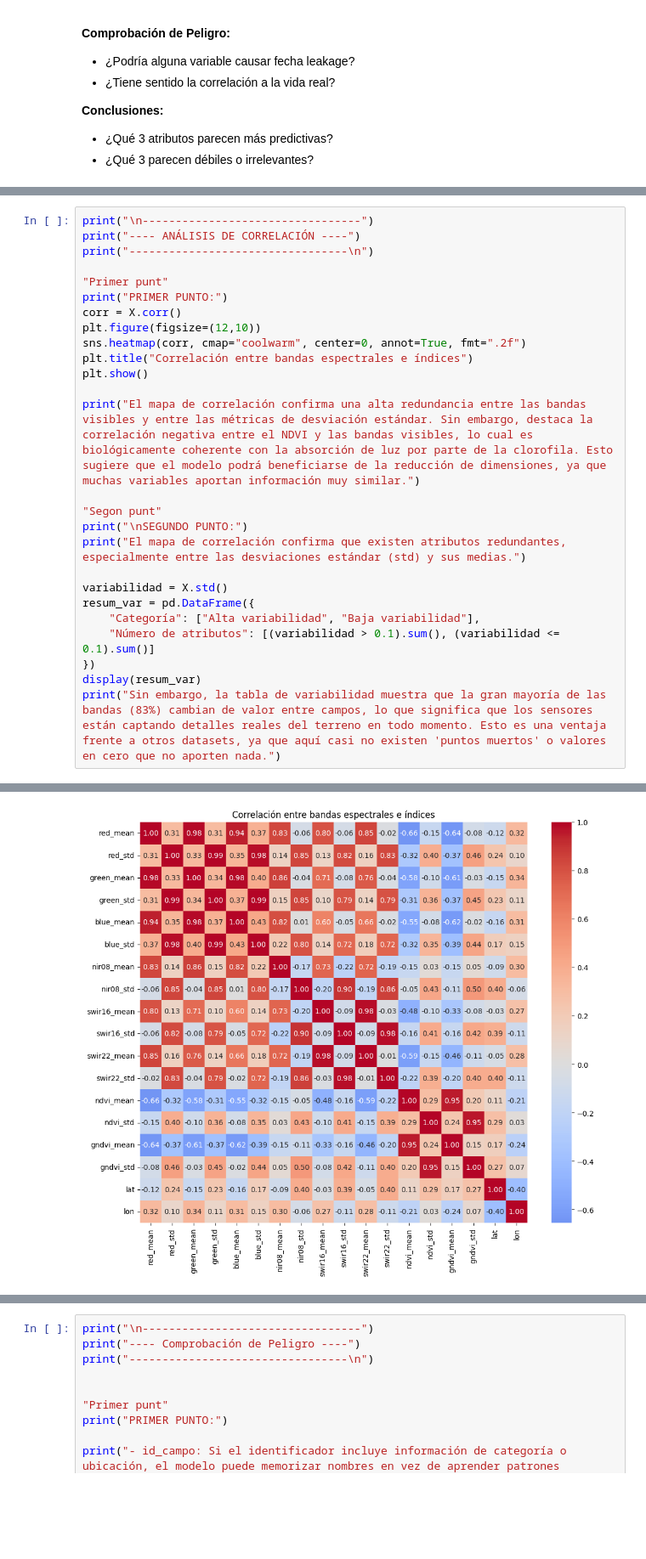
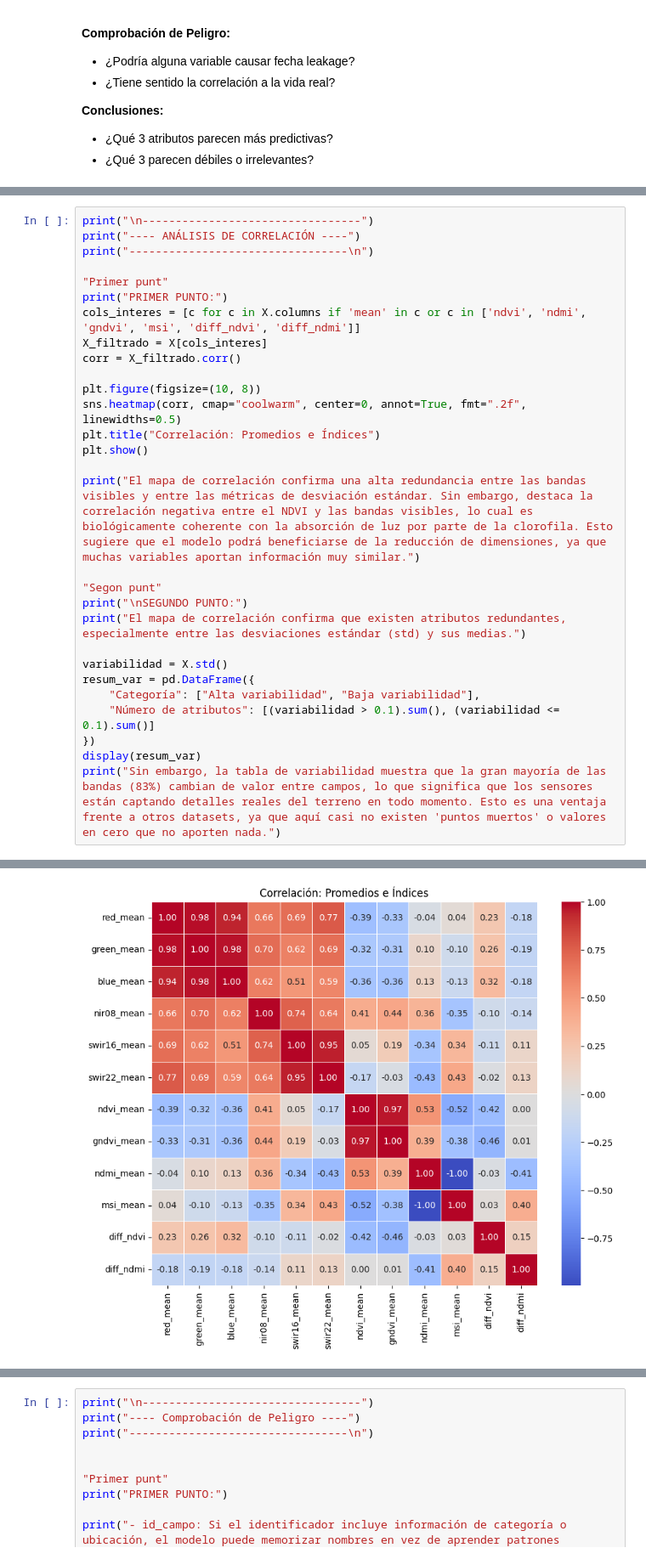
Before and after one commit to NIU1708803/Projecte_VC, a Jupyter notebook: notebooks/01_Adquisicion_y_Preprocesamiento_Satelital.ipynb, the cells around one changed output, grey strips where cells are left out. Shown at 85% size. Drawn from its saved outputs; the diff is of its cells as text; blank space fills up the shorter version.

Commit message:
Mejorando dataset y entrenamiento

```diff
--- a/notebooks/01_Adquisicion_y_Preprocesamiento_Satelital.ipynb
+++ b/notebooks/01_Adquisicion_y_Preprocesamiento_Satelital.ipynb
@@ -557,36 +704,39 @@ La fragmentación de algunas clases (como el rojo o el naranja) en varios clúst
 # %%
 print("\n---------------------------------")
 print("---- ANÁLISIS DE CORRELACIÓN ----")
 print("---------------------------------\n")
 
 "Primer punt"
 print("PRIMER PUNTO:")
-corr = X.corr()
-plt.figure(figsize=(12,10))
-sns.heatmap(corr, cmap="coolwarm", center=0, annot=True, fmt=".2f")
-plt.title("Correlación entre bandas espectrales e índices")
+cols_interes = [c for c in X.columns if 'mean' in c or c in ['ndvi', 'ndmi', 'gndvi', 'msi', 'diff_ndvi', 'diff_ndmi']]
+X_filtrado = X[cols_interes]
+corr = X_filtrado.corr()
+
+plt.figure(figsize=(10, 8))
+sns.heatmap(corr, cmap="coolwarm", center=0, annot=True, fmt=".2f", linewidths=0.5)
+plt.title("Correlación: Promedios e Índices")
 plt.show()
 
 print("El mapa de correlación confirma una alta redundancia entre las bandas visibles y entre las métricas de desviación estándar. Sin embargo, destaca la correlación negativa entre el NDVI y las bandas visibles, lo cual es biológicamente coherente con la absorción de luz por parte de la clorofila. Esto sugiere que el modelo podrá beneficiarse de la reducción de dimensiones, ya que muchas variables aportan información muy similar.")
 
 "Segon punt"
 print("\nSEGUNDO PUNTO:")
 print("El mapa de correlación confirma que existen atributos redundantes, especialmente entre las desviaciones estándar (std) y sus medias.")
 
 variabilidad = X.std()
 resum_var = pd.DataFrame({
     "Categoría": ["Alta variabilidad", "Baja variabilidad"],
     "Número de atributos": [(variabilidad > 0.1).sum(), (variabilidad <= 0.1).sum()]
 })
 display(resum_var)
 print("Sin embargo, la tabla de variabilidad muestra que la gran mayoría de las bandas (83%) cambian de valor entre campos, lo que significa que los sensores están captando detalles reales del terreno en todo momento. Esto es una ventaja frente a otros datasets, ya que aquí casi no existen 'puntos muertos' o valores en cero que no aporten nada.")
 # %% [output]
 ---------------------------------
 ---- ANÁLISIS DE CORRELACIÓN ----
 ---------------------------------
 
 PRIMER PUNTO:
-[figure, old version]
+[figure, new version]
 El mapa de correlación confirma una alta redundancia entre las bandas visibles y entre las métricas de desviación estándar. Sin embargo, destaca la correlación negativa entre el NDVI y las bandas visi ...
 
 SEGUNDO PUNTO:
```
Also changed, not shown: parts of 8 cells of this notebook, 2 other files.
